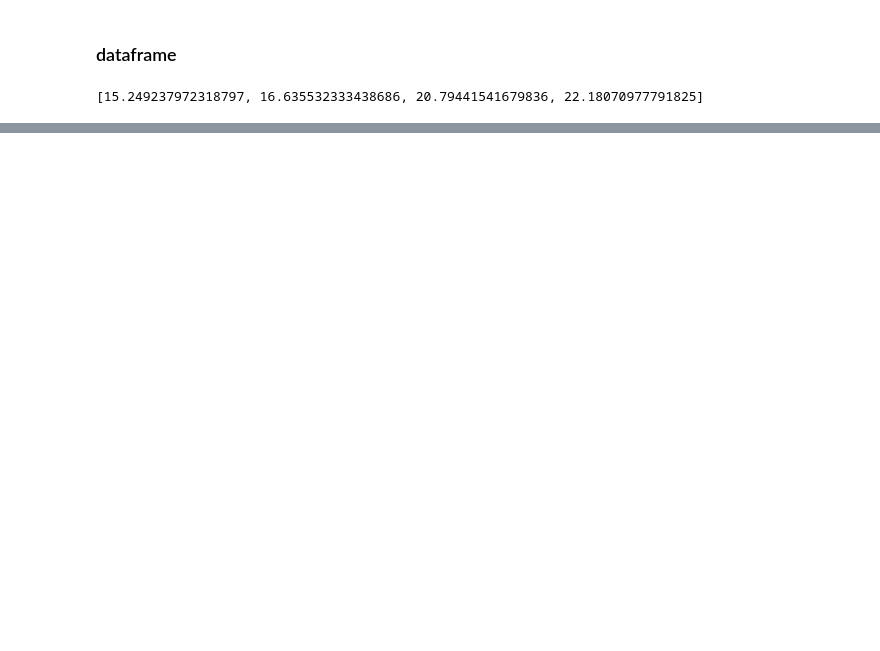
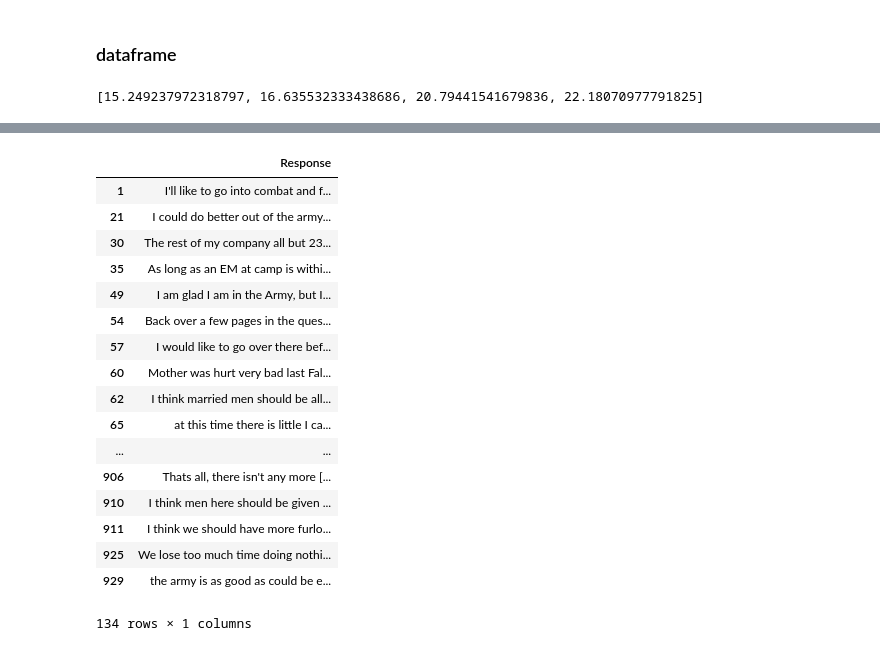
Before and after one commit to amos3vt/ASWW2, a Jupyter notebook: scripts/survey64_spectral(4).ipynb, the cells around one changed output, grey strips where cells are left out. Cells and saved outputs as stored; diff of their text form; code cells hidden in the pictures; blank space fills up the shorter version.

```diff
--- a/scripts/survey64_spectral(4).ipynb
+++ b/scripts/survey64_spectral(4).ipynb
@@ -222,0 +253,26 @@ dictionary
+# %%
+is_1 = first['Cluster'] == 1
+cluster_1 = first[is_1]
+
+# Drop unnecessary columns
+cluster_1.drop(columns=['Embedding', 'Cluster','bag'], inplace=True)
+cluster_1
+# %% [output]
+|  | Response |
+| 1 | I'll like to go into combat and f... |
+| 21 | I could do better out of the army... |
+| 30 | The rest of my company all but 23... |
+| 35 | As long as an EM at camp is withi... |
+| 49 | I am glad I am in the Army, but I... |
+| 54 | Back over a few pages in the ques... |
+| 57 | I would like to go over there bef... |
+| 60 | Mother was hurt very bad last Fal... |
+| 62 | I think married men should be all... |
+| 65 | at this time there is little I ca... |
+| ... | ... |
+| 906 | Thats all, there isn't any more [... |
+| 910 | I think men here should be given ... |
+| 911 | I think we should have more furlo... |
+| 925 | We lose too much time doing nothi... |
+| 929 | the army is as good as could be e... |
+134 rows × 1 columns
```
Also changed, not shown: parts of 17 cells of this notebook.
